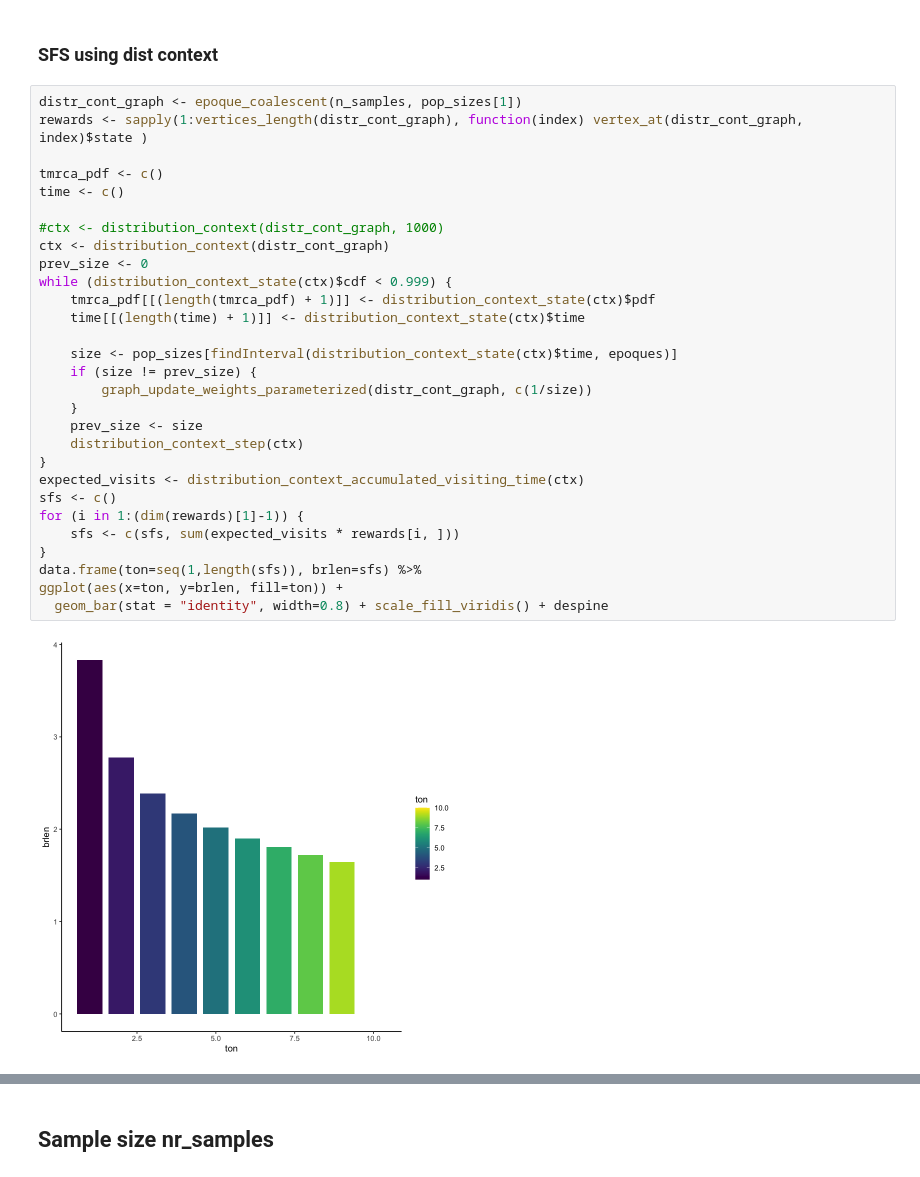
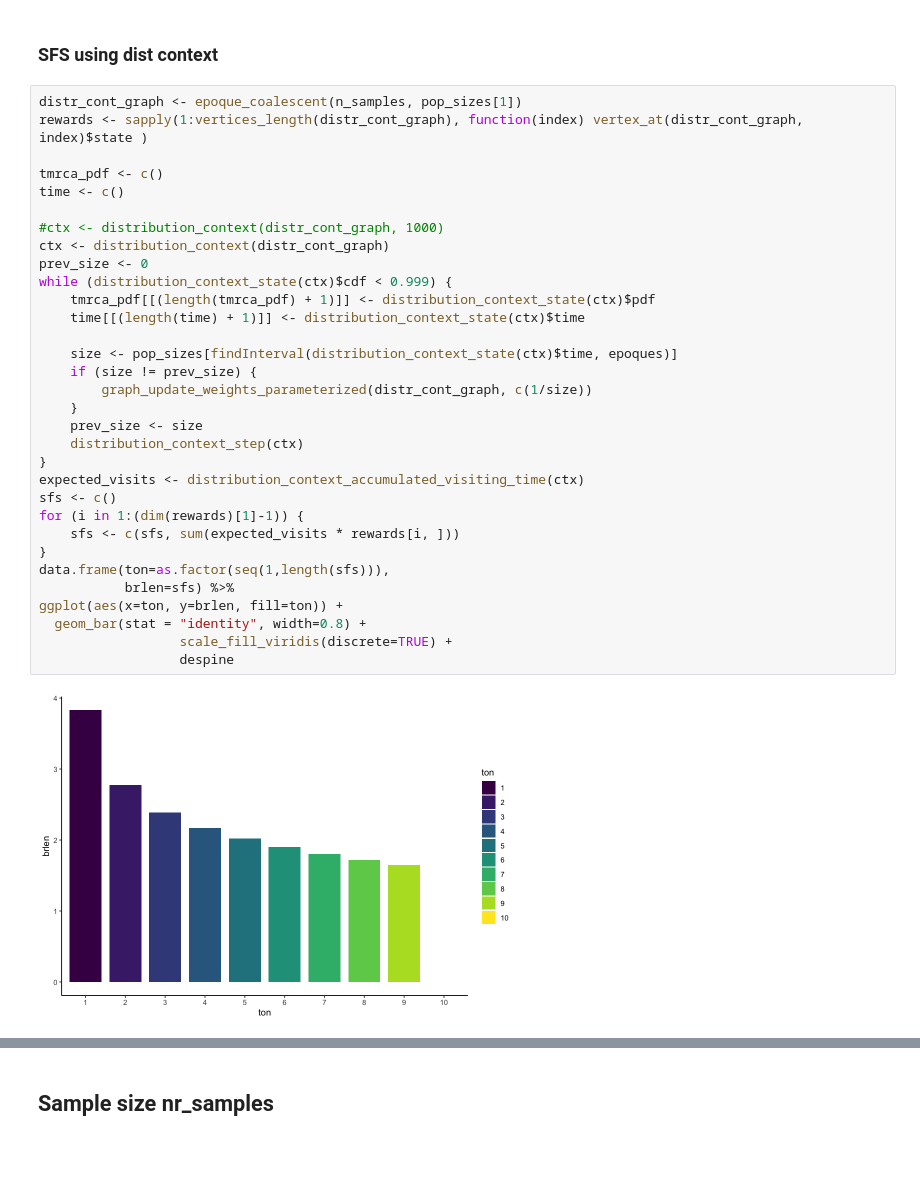
Before and after one commit to munch-group/phase-type-distributions, a Jupyter notebook: notebooks/coalescent-epoques.ipynb, the cells around one changed output, grey strips where cells are left out. Drawn from its saved outputs; the diff is of its cells as text.

Commit message:
Changed figure dimentions in notebooks

```diff
--- a/notebooks/coalescent-epoques.ipynb
+++ b/notebooks/coalescent-epoques.ipynb
@@ -223,31 +213,34 @@ ERROR: Error in eval(expr, envir, enclos): Failed: Rewards must match the number
 # %%
 distr_cont_graph <- epoque_coalescent(n_samples, pop_sizes[1])
 rewards <- sapply(1:vertices_length(distr_cont_graph), function(index) vertex_at(distr_cont_graph, index)$state )
 
 tmrca_pdf <- c()
 time <- c()
 
 #ctx <- distribution_context(distr_cont_graph, 1000)
 ctx <- distribution_context(distr_cont_graph)
 prev_size <- 0
 while (distribution_context_state(ctx)$cdf < 0.999) {
     tmrca_pdf[[(length(tmrca_pdf) + 1)]] <- distribution_context_state(ctx)$pdf
     time[[(length(time) + 1)]] <- distribution_context_state(ctx)$time
 
     size <- pop_sizes[findInterval(distribution_context_state(ctx)$time, epoques)]
     if (size != prev_size) {
         graph_update_weights_parameterized(distr_cont_graph, c(1/size))
     }
     prev_size <- size
     distribution_context_step(ctx)
 }
 expected_visits <- distribution_context_accumulated_visiting_time(ctx)
 sfs <- c()
 for (i in 1:(dim(rewards)[1]-1)) {
     sfs <- c(sfs, sum(expected_visits * rewards[i, ]))
 }
-data.frame(ton=seq(1,length(sfs)), brlen=sfs) %>%
+data.frame(ton=as.factor(seq(1,length(sfs))),
+           brlen=sfs) %>%
 ggplot(aes(x=ton, y=brlen, fill=ton)) +
-  geom_bar(stat = "identity", width=0.8) + scale_fill_viridis() + despine
+  geom_bar(stat = "identity", width=0.8) +
+                  scale_fill_viridis(discrete=TRUE) +
+                  despine
 # %% [output]
-[figure, old version]
+[figure, new version]
```
Also changed, not shown: parts of 4 cells of this notebook, 2 other files.
